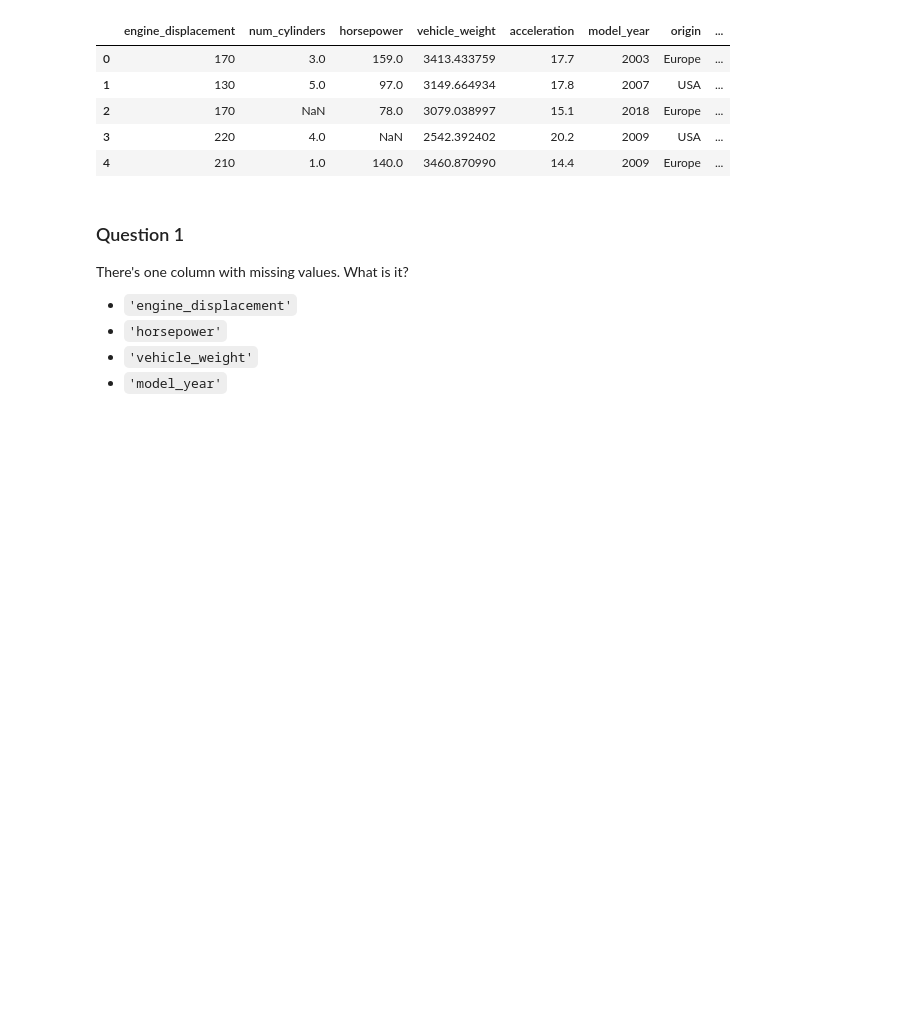
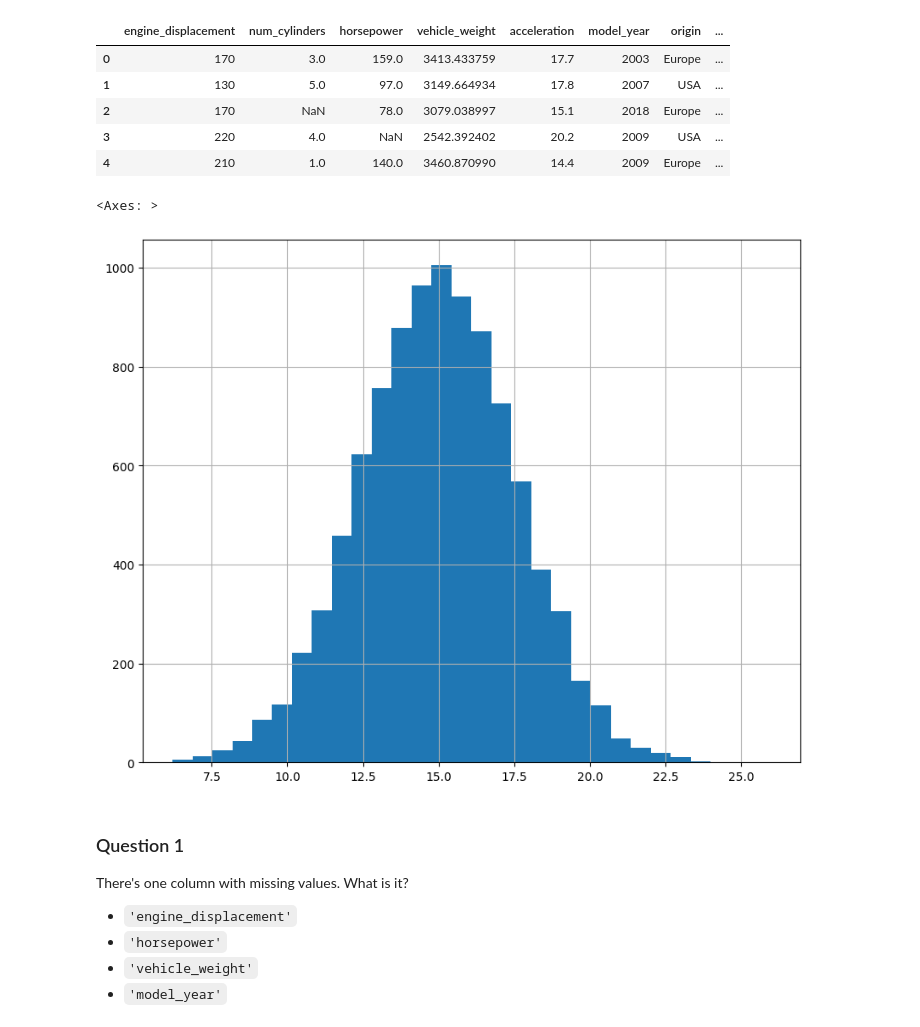
Before and after one commit to dawidds100/datatalks, a Jupyter notebook: ml_zoomcamp_2025/02-regression/02_homework.ipynb, the cells around one changed output. Cells and saved outputs as stored; diff of their text form; code cells hidden in the pictures; blank space fills up the shorter version.

```diff
--- a/ml_zoomcamp_2025/02-regression/02_homework.ipynb
+++ b/ml_zoomcamp_2025/02-regression/02_homework.ipynb
@@ -20,6 +20,12 @@ cols = [
     'model_year',
     'fuel_efficiency_mpg'
 ]
+# %%
+#  Look at the `fuel_efficiency_mpg` variable. Does it have a long tail?
+df['fuel_efficiency_mpg'].hist(bins=30, figsize=(10, 8))
+# %% [output]
+<Axes: >
+[figure, added]
 # %% [markdown]
 ### Question 1
 
```
Also changed, not shown: parts of 19 cells of this notebook, 4 other files.
